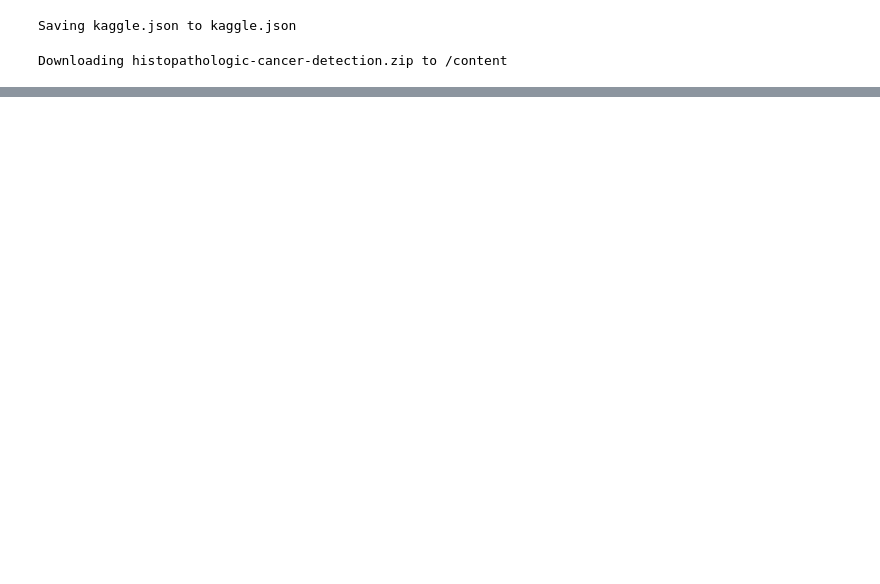
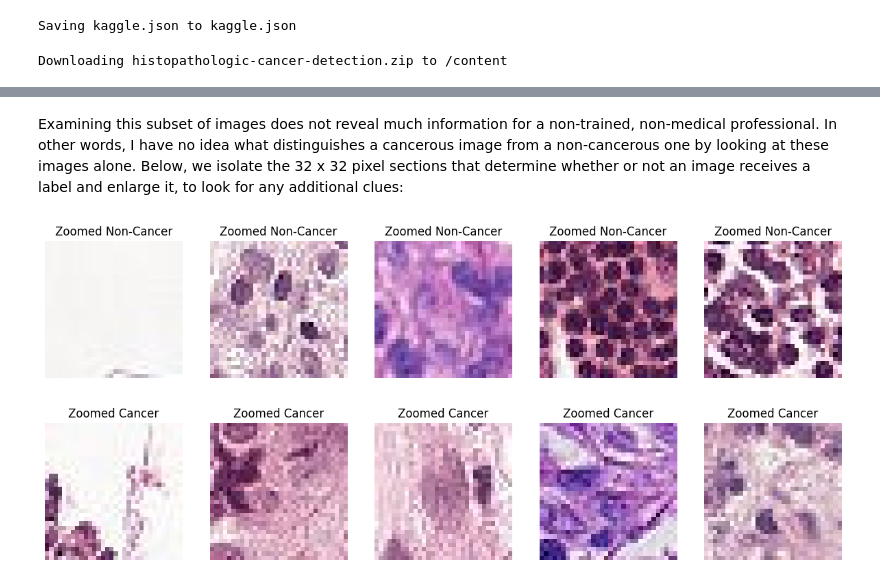
Before and after one commit to WiHi1131/Histopathologic-Cancer-Detection-Report, a Jupyter notebook: Histopathic_Cancer_Detection_Report.ipynb, the cells around one changed output, grey strips where cells are left out. Cells and saved outputs as stored; diff of their text form; code cells hidden in the pictures; blank space fills up the shorter version.

```diff
--- a/Histopathic_Cancer_Detection_Report.ipynb
+++ b/Histopathic_Cancer_Detection_Report.ipynb
@@ -58,0 +111,30 @@ with zipfile.ZipFile('/content/histopathologic-cancer-detection.zip', 'r') as zi
+# %% [markdown]
+Examining this subset of images does not reveal much information for a non-trained, non-medical professional. In other words, I have no idea what distinguishes a cancerous image from a non-cancerous one by looking at these images alone. Below, we isolate the 32 x 32 pixel sections that determine whether or not an image receives a label and enlarge it, to look for any additional clues:
+# %%
+# Function to display the central 32x32px section of images
+def display_zoomed_center(image_ids, title, n=5):
+    plt.figure(figsize=(15, 5))
+    for i, image_id in enumerate(image_ids[:n]):
+        img_path = os.path.join('/content/histopathologic_dataset/train', image_id + '.tif')
+        img = mpimg.imread(img_path)
+
+        # Calculate the coordinates for the center square and crop
+        img_height, img_width, _ = img.shape
+        x_center, y_center = img_width // 2, img_height // 2
+        cropped_img = img[y_center - 16:y_center + 16, x_center - 16:x_center + 16]
+
+        plt.subplot(1, n, i + 1)
+        plt.imshow(cropped_img)
+        plt.title(title)
+        plt.axis('off')
+
+    plt.show()
+
+# Display the zoomed center of non-cancer images
+display_zoomed_center(non_cancer_images, 'Zoomed Non-Cancer', n=5)
+
+# Display the zoomed center of cancer images
+display_zoomed_center(cancer_images, 'Zoomed Cancer', n=5)
+# %% [output]
+[figure, added]
+[figure, added]
```
Also changed, not shown: parts of 8 cells of this notebook.
